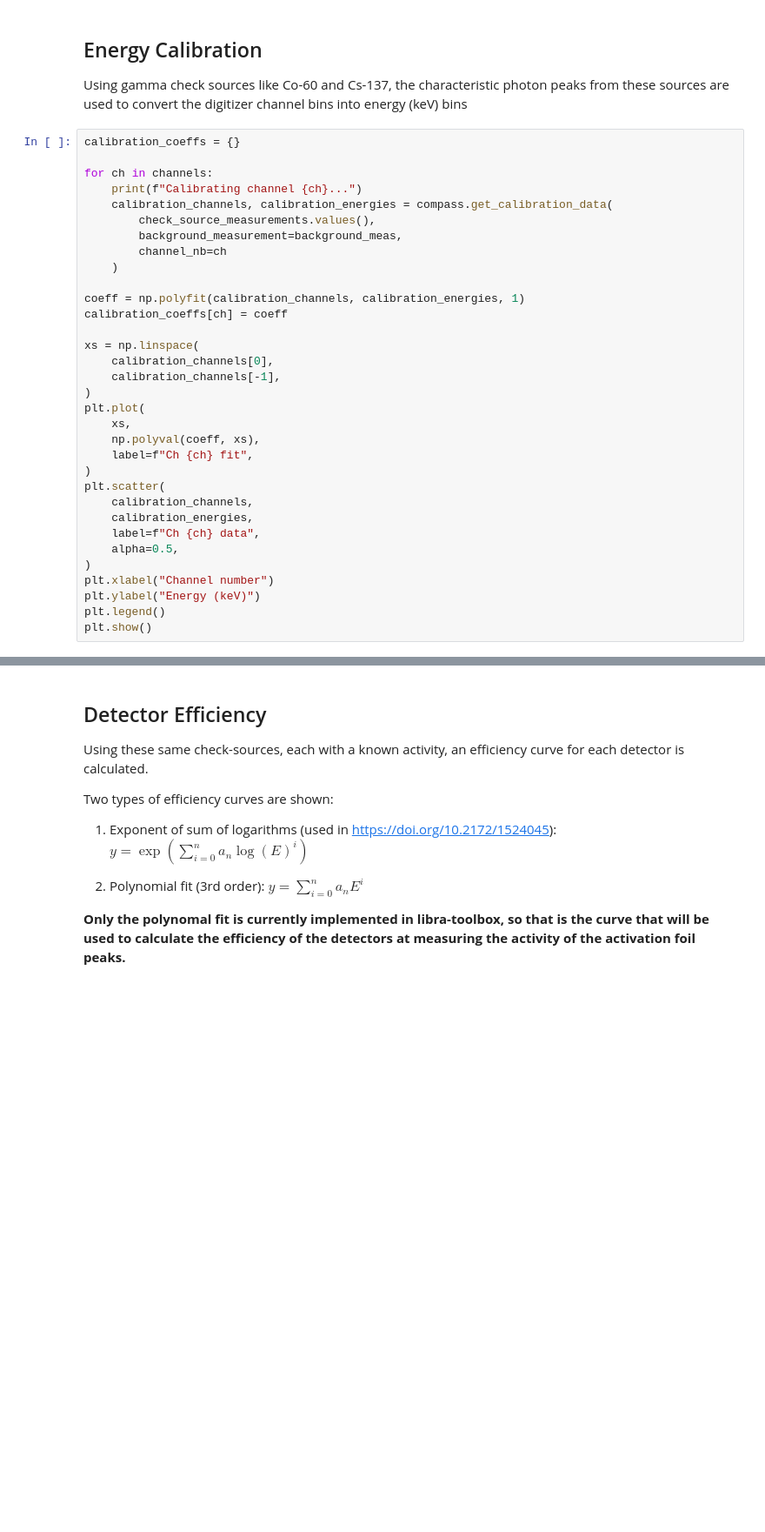
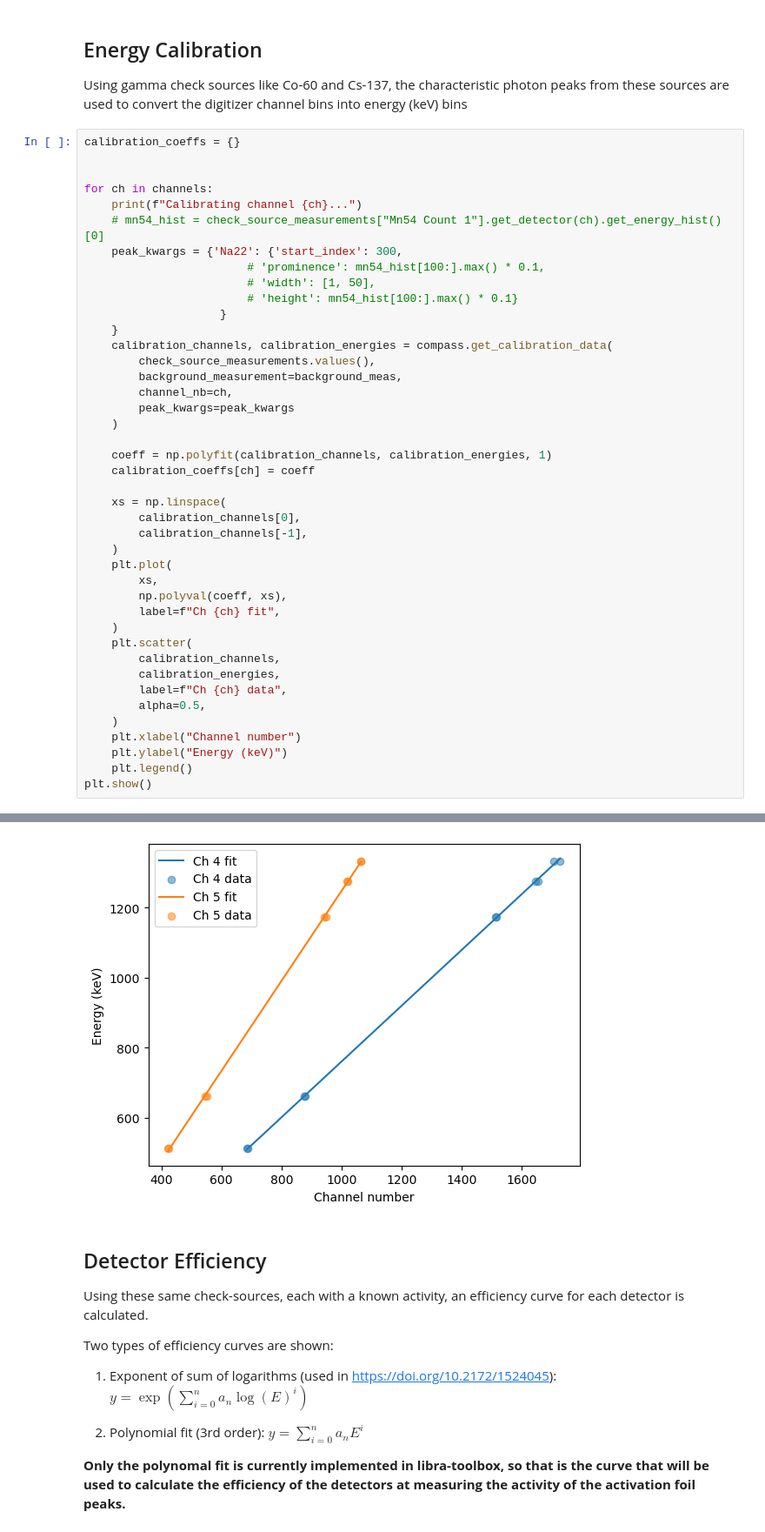
Before and after one commit to cdunn314/FLiBe-1L-run-3, a Jupyter notebook: analysis/neutron/foil_analysis_NaI.ipynb, the cells around one changed output, grey strips where cells are left out. Shown at 87% size. Cells and saved outputs as stored; diff of their text form; blank space fills up the shorter version.

```diff
--- a/analysis/neutron/foil_analysis_NaI.ipynb
+++ b/analysis/neutron/foil_analysis_NaI.ipynb
@@ -75,35 +70,44 @@ Using gamma check sources like Co-60 and Cs-137, the characteristic photon peaks
 # %%
 calibration_coeffs = {}
 
+
 for ch in channels:
     print(f"Calibrating channel {ch}...")
+    # mn54_hist = check_source_measurements["Mn54 Count 1"].get_detector(ch).get_energy_hist()[0]
+    peak_kwargs = {'Na22': {'start_index': 300,
+                        # 'prominence': mn54_hist[100:].max() * 0.1,
+                        # 'width': [1, 50],
+                        # 'height': mn54_hist[100:].max() * 0.1}
+                    }
+    }
     calibration_channels, calibration_energies = compass.get_calibration_data(
         check_source_measurements.values(),
         background_measurement=background_meas,
-        channel_nb=ch
+        channel_nb=ch,
+        peak_kwargs=peak_kwargs
     )
 
-coeff = np.polyfit(calibration_channels, calibration_energies, 1)
-calibration_coeffs[ch] = coeff
+    coeff = np.polyfit(calibration_channels, calibration_energies, 1)
+    calibration_coeffs[ch] = coeff
 
-xs = np.linspace(
-    calibration_channels[0],
-    calibration_channels[-1],
-)
-plt.plot(
-    xs,
-    np.polyval(coeff, xs),
-    label=f"Ch {ch} fit",
-)
-plt.scatter(
-    calibration_channels,
-    calibration_energies,
-    label=f"Ch {ch} data",
-    alpha=0.5,
-)
-plt.xlabel("Channel number")
-plt.ylabel("Energy (keV)")
-plt.legend()
+    xs = np.linspace(
+        calibration_channels[0],
+        calibration_channels[-1],
+    )
+    plt.plot(
+        xs,
+        np.polyval(coeff, xs),
+        label=f"Ch {ch} fit",
+    )
+    plt.scatter(
+        calibration_channels,
+        calibration_energies,
+        label=f"Ch {ch} data",
+        alpha=0.5,
+    )
+    plt.xlabel("Channel number")
+    plt.ylabel("Energy (keV)")
+    plt.legend()
 plt.show()
 # %% [output]
 Calibrating channel 4...
@@ -111,3 +119,4 @@ ValueError: ('SciPy find_peaks() found 0 photon peaks, while 1 were expected', '
+[figure, added]
 # %% [markdown]
 ## Detector Efficiency
 
```
Also changed, not shown: parts of 26 cells of this notebook, 3 other files.
